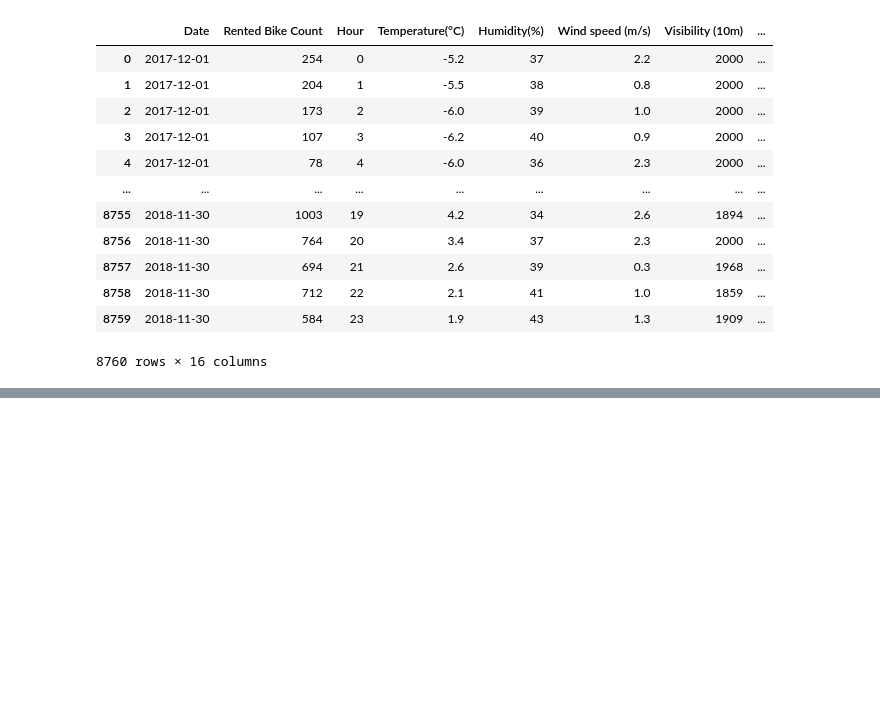
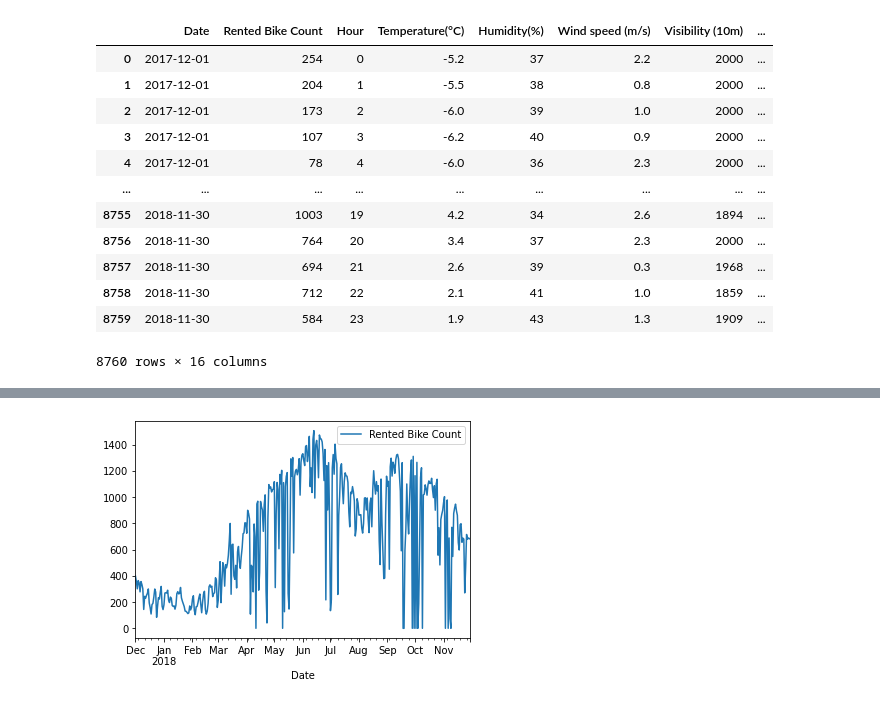
Before and after one commit to luisdomin5/from-excel-to-pandas, a Jupyter notebook: notebooks/02.02_more_excel_functions.ipynb, the cells around one changed output, grey strips where cells are left out. Cells and saved outputs as stored; diff of their text form; code cells hidden in the pictures; blank space fills up the shorter version.

Commit message:
spec mode, graphs and correlation style

```diff
--- a/notebooks/02.02_more_excel_functions.ipynb
+++ b/notebooks/02.02_more_excel_functions.ipynb
@@ -9,8 +9,14 @@ As usual, let's load a dataset to work on. We will take another dataset that is
 # %%
 import pandas as pd
 
-df = pd.read_csv('https://archive.ics.uci.edu/ml/machine-learning-databases/00560/SeoulBikeData.csv', encoding='latin1')
-df
+bike_share_data = (
+    pd
+    .read_csv(
+        'https://archive.ics.uci.edu/ml/machine-learning-databases/00560/SeoulBikeData.csv',
+        encoding='latin1'
+    )
+)
+bike_share_data
 # %% [output]
 |  | Date | Rented Bike Count | Hour | Temperature(°C) | Humidity(%) | Wind speed (m/s) | Visibility (10m) | ... |
 | 0 | 01/12/2017 | 254 | 0 | -5.2 | 37 | 2.2 | 2000 | ... |
@@ -34,10 +44,11 @@ We will start with creating a few columns based on the date column, such as day
 # %%
-(
-    df
-    .assign(Date = pd.to_datetime(df.Date, format='%d/%m/%Y', errors='coerce'))
+enriched_bike_share_data = (
+    bike_share_data
+    .assign(Date = pd.to_datetime(bike_share_data.Date, format='%d/%m/%Y', errors='coerce'))
     .assign(DOW = lambda x : x.Date.dt.dayofweek)
     .assign(month = lambda x : x.Date.dt.month)
 )
+enriched_bike_share_data
 # %% [output]
 |  | Date | Rented Bike Count | Hour | Temperature(°C) | Humidity(%) | Wind speed (m/s) | Visibility (10m) | ... |
 | 0 | 2017-12-01 | 254 | 0 | -5.2 | 37 | 2.2 | 2000 | ... |
@@ -54,0 +73,9 @@ We will start with creating a few columns based on the date column, such as day
+# %%
+(
+    enriched_bike_share_data
+    .groupby('Date')
+    .mean()
+    .plot(y='Rented Bike Count')
+);
+# %% [output]
+[figure, added]
```
Also changed, not shown: parts of 7 cells of this notebook.
